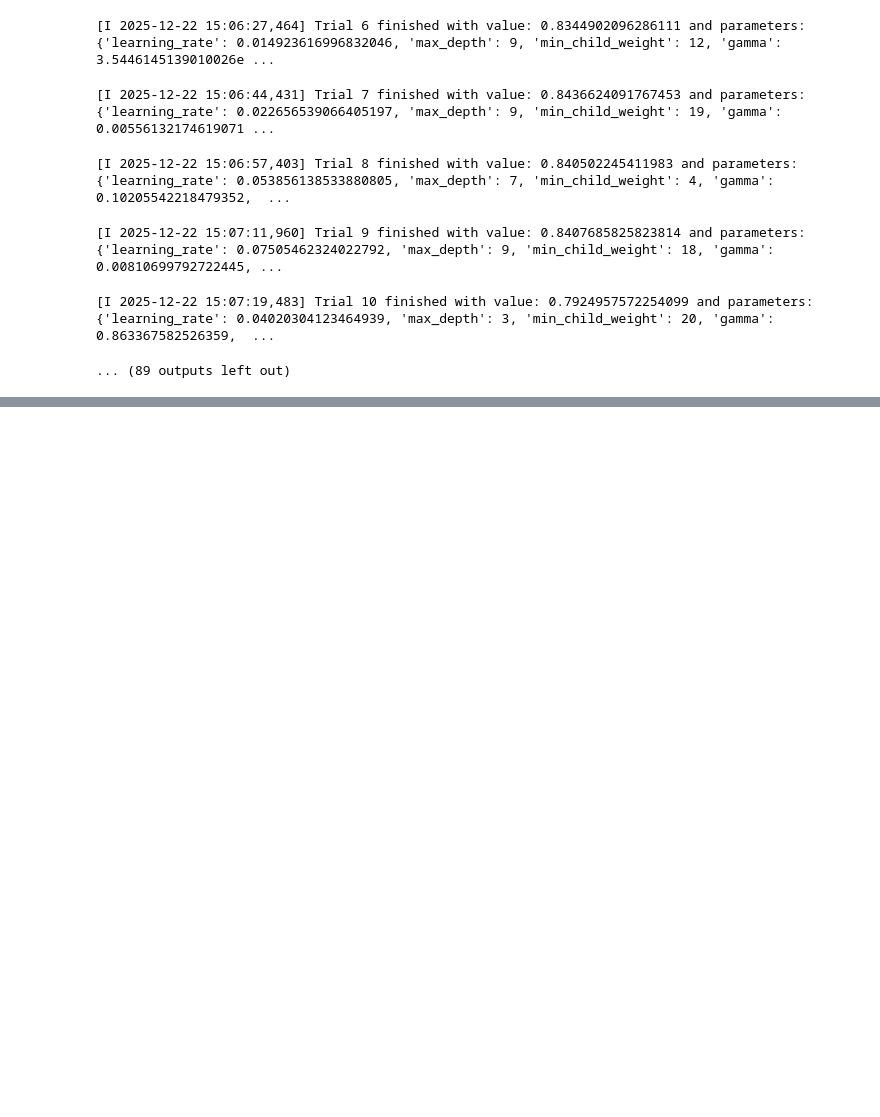
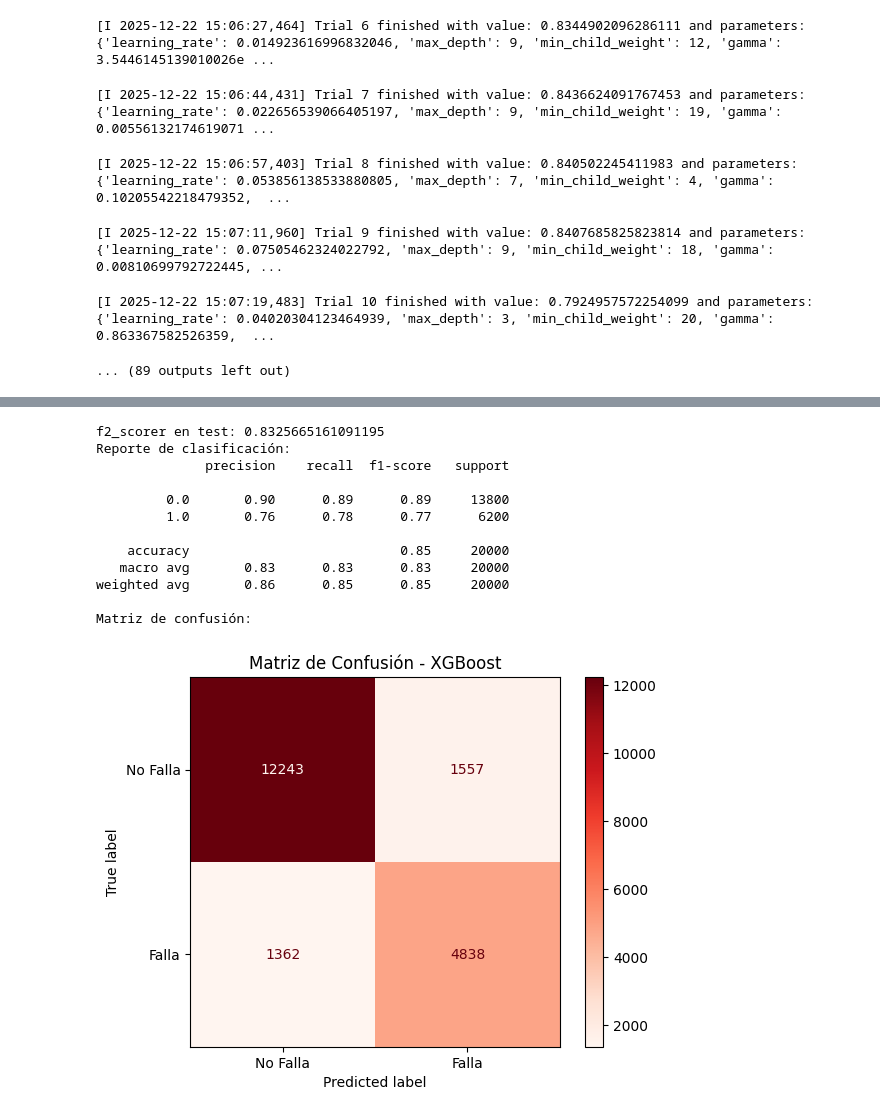
Before and after one commit to HadrianC-hub/Machine-Learning-Project, a Jupyter notebook: src/probl1_xgboost.ipynb, the cells around one changed output, grey strips where cells are left out. Cells and saved outputs as stored; diff of their text form; code cells hidden in the pictures; blank space fills up the shorter version.

```diff
--- a/src/probl1_xgboost.ipynb
+++ b/src/probl1_xgboost.ipynb
@@ -80,0 +204,33 @@ study.optimize(lambda trial: objective(trial, X_train, y_train), n_trials=100, s
+# %%
+test_df = load_split('test', data_dir='dataset/splits')
+X_test, y_test = prepare_features_target(test_df, target_col='Fault')
+# %%
+y_pred = best_model.predict(X_test)
+
+print("f2_scorer en test:",
+      fbeta_score(y_test, y_pred, beta=2, average="macro"))
+print("Reporte de clasificación:")
+print(classification_report(y_test, y_pred))
+print("Matriz de confusión:")
+cm = confusion_matrix(y_test, y_pred)
+# Plot it using the ConfusionMatrixDisplay imported
+disp = ConfusionMatrixDisplay(confusion_matrix=cm,
+                             display_labels=['No Falla', 'Falla'],
+                             )
+disp.plot(cmap='Reds')
+plt.title('Matriz de Confusión - XGBoost')
+plt.show()
+# %% [output]
+f2_scorer en test: 0.8325665161091195
+Reporte de clasificación:
+              precision    recall  f1-score   support
+
+         0.0       0.90      0.89      0.89     13800
+         1.0       0.76      0.78      0.77      6200
+
+    accuracy                           0.85     20000
+   macro avg       0.83      0.83      0.83     20000
+weighted avg       0.86      0.85      0.85     20000
+
+Matriz de confusión:
+[figure, added]
```
Also changed, not shown: parts of 9 cells of this notebook.
